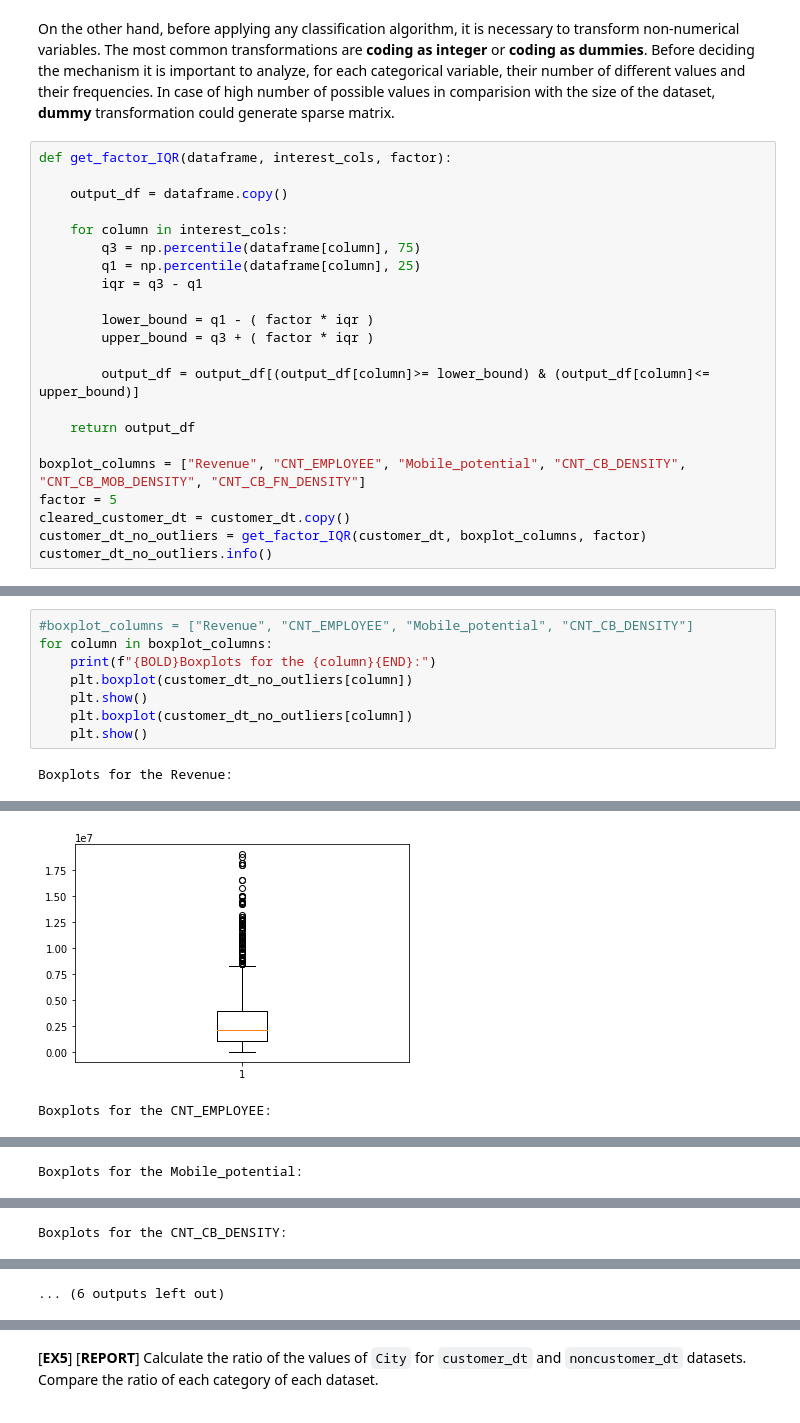
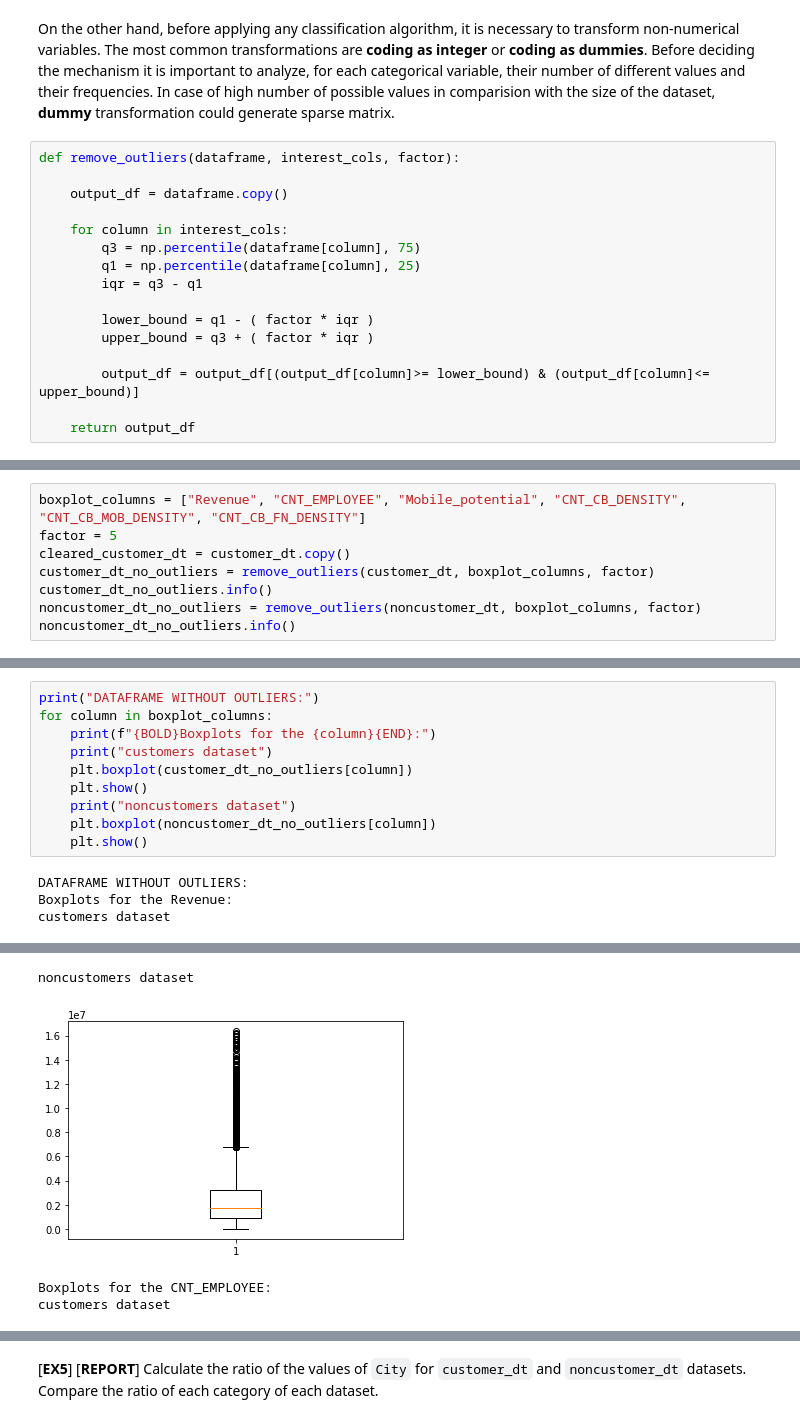
Before and after one commit to alex1162/Machine-Learning, a Jupyter notebook: PJ2/P02.ipynb, the cells around one changed output, grey strips where cells are left out. Drawn from its saved outputs; the diff is of its cells as text.

```diff
--- a/PJ2/P02.ipynb
+++ b/PJ2/P02.ipynb
@@ -195,7 +201,7 @@ As we observe from the boxplots, some of them present outliers. There are severa
 # %% [markdown]
 On the other hand, before applying any classification algorithm, it is necessary to transform non-numerical variables. The most common transformations are **coding as integer** or **coding as dummies**. Before deciding the mechanism it is important to analyze, for each categorical variable, their number of different values and their frequencies. In case of high number of possible values in comparision with the size of the dataset, **dummy** transformation could generate sparse matrix.
 # %%
-def get_factor_IQR(dataframe, interest_cols, factor):
+def remove_outliers(dataframe, interest_cols, factor):
 
     output_df = dataframe.copy()
 
@@ -210,9 +216,3 @@ def get_factor_IQR(dataframe, interest_cols, factor):
         output_df = output_df[(output_df[column]>= lower_bound) & (output_df[column]<= upper_bound)]
 
     return output_df
-
-boxplot_columns = ["Revenue", "CNT_EMPLOYEE", "Mobile_potential", "CNT_CB_DENSITY", "CNT_CB_MOB_DENSITY", "CNT_CB_FN_DENSITY"]
-factor = 5
-cleared_customer_dt = customer_dt.copy()
-customer_dt_no_outliers = get_factor_IQR(customer_dt, boxplot_columns, factor)
-customer_dt_no_outliers.info()
@@ -237,0 +219,8 @@ memory usage: 91.2+ KB
+# %%
+boxplot_columns = ["Revenue", "CNT_EMPLOYEE", "Mobile_potential", "CNT_CB_DENSITY", "CNT_CB_MOB_DENSITY", "CNT_CB_FN_DENSITY"]
+factor = 5
+cleared_customer_dt = customer_dt.copy()
+customer_dt_no_outliers = remove_outliers(customer_dt, boxplot_columns, factor)
+customer_dt_no_outliers.info()
+noncustomer_dt_no_outliers = remove_outliers(noncustomer_dt, boxplot_columns, factor)
+noncustomer_dt_no_outliers.info()
@@ -238,14 +245,20 @@ memory usage: 91.2+ KB
 # %%
-#boxplot_columns = ["Revenue", "CNT_EMPLOYEE", "Mobile_potential", "CNT_CB_DENSITY"]
+print("DATAFRAME WITHOUT OUTLIERS:")
 for column in boxplot_columns:
     print(f"{BOLD}Boxplots for the {column}{END}:")
+    print("customers dataset")
     plt.boxplot(customer_dt_no_outliers[column])
     plt.show()
-    plt.boxplot(customer_dt_no_outliers[column])
+    print("noncustomers dataset")
+    plt.boxplot(noncustomer_dt_no_outliers[column])
     plt.show()
 # %% [output]
+DATAFRAME WITHOUT OUTLIERS:
 Boxplots for the Revenue:
+customers dataset
 [figure]
+noncustomers dataset
-[figure, old version]
+[figure, new version]
-Boxplots for the CNT_EMPLOYEE:
+Boxplots for the CNT_EMPLOYEE:
+customers dataset
 [figure]
@@ -253 +266,0 @@ Boxplots for the CNT_EMPLOYEE:
-Boxplots for the Mobile_potential:
@@ -256 +271,0 @@ Boxplots for the Mobile_potential:
-Boxplots for the CNT_CB_DENSITY:
@@ -259 +271,0 @@ Boxplots for the CNT_CB_DENSITY:
-... (6 outputs left out)
```
Also changed, not shown: parts of 4 cells of this notebook.
